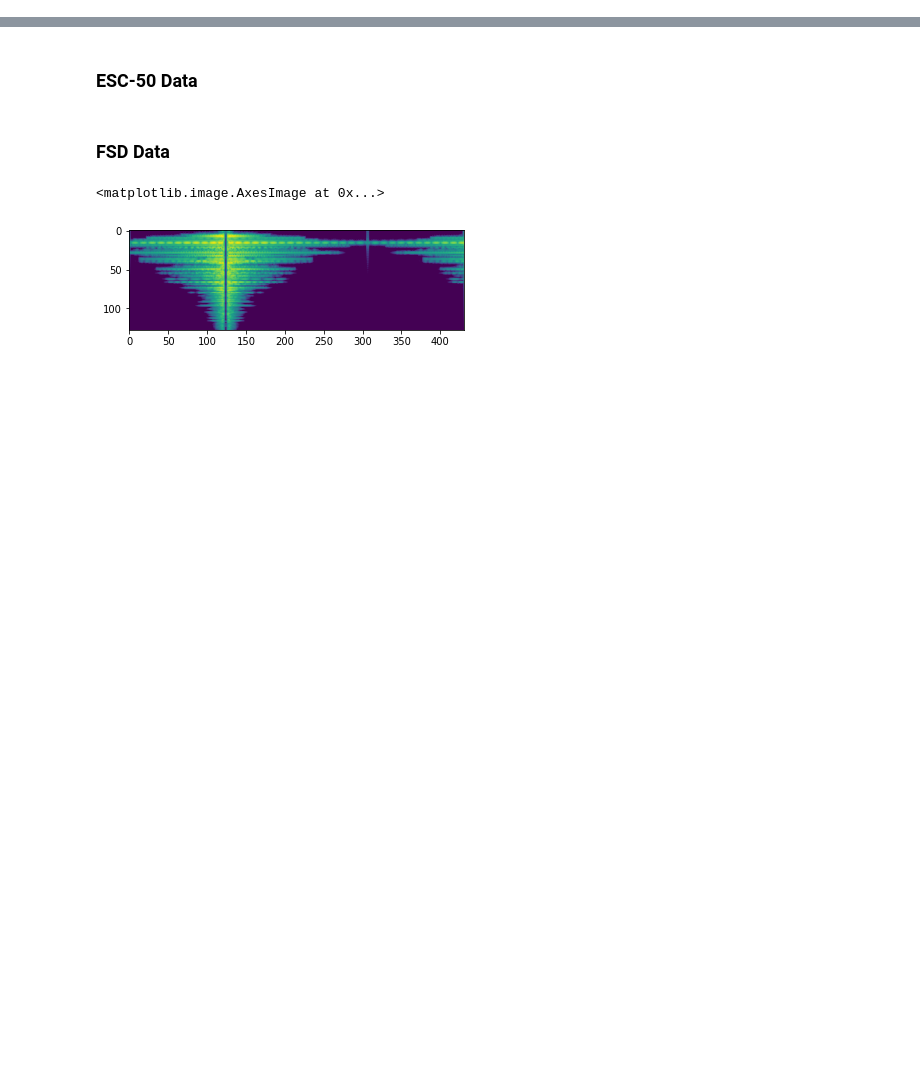
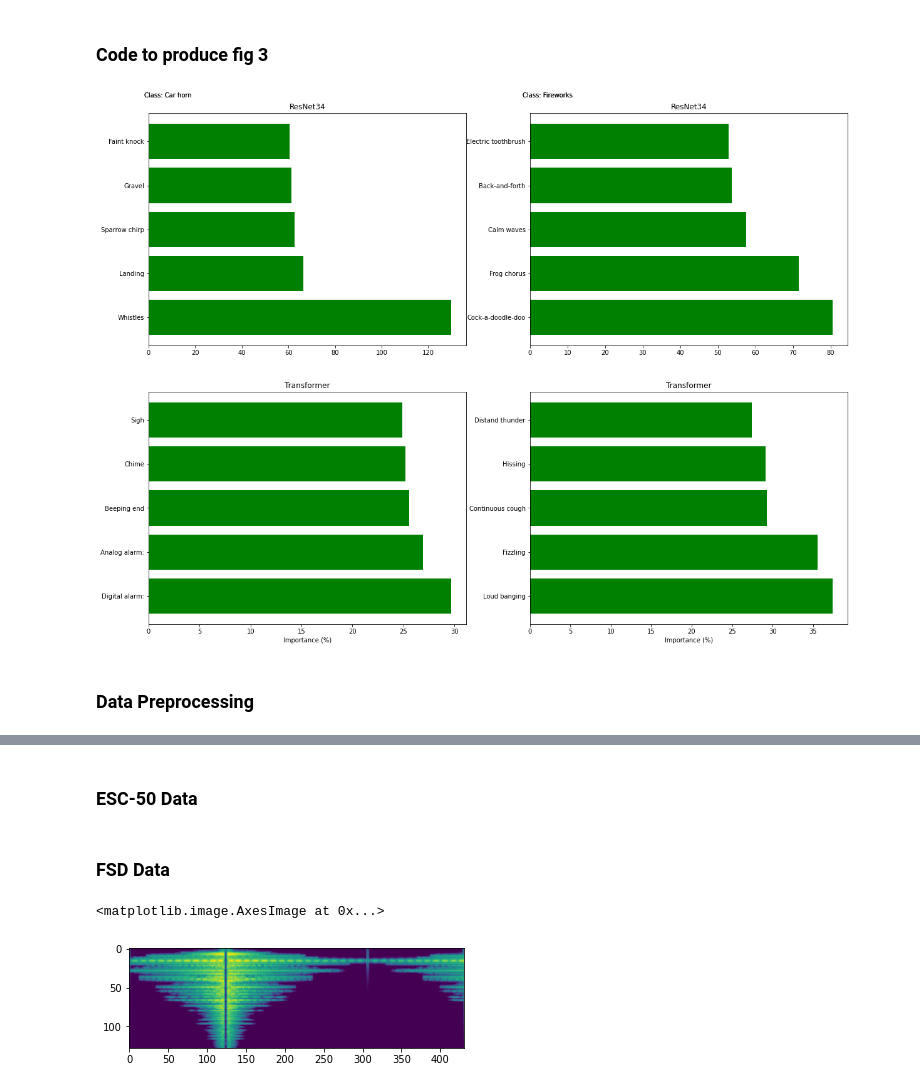
Before and after one commit to zzgsdddz/FACT2023, a Jupyter notebook: models/audio_resnet.ipynb, the cells around one changed output, grey strips where cells are left out. Saved outputs shown, nothing was run; the diff lists cells and outputs as text; code cells hidden in the pictures; blank space fills up the shorter version.

```diff
--- a/models/audio_resnet.ipynb
+++ b/models/audio_resnet.ipynb
@@ -16,3 +16,76 @@ import sys
 module_path = os.path.abspath(os.path.join('..'))
 if module_path not in sys.path:
     sys.path.append(module_path)
+# %% [markdown]
+### Code to produce fig 3
+# %%
+import numpy as np
+import matplotlib.pyplot as plt
+
+# Data
+car_horn = {
+    "Whistles": 129.854,
+    "Landing": 66.464,
+    "Sparrow chirp": 62.542,
+    "Gravel": 61.289,
+    "Faint knock": 60.436,
+    }
+
+car_horn_trans = {
+    "Digital alarm:": 29.685,
+    "Analog alarm:": 26.898,
+    "Beeping end": 25.546,
+    "Chime": 25.203,
+    "Sigh": 24.895
+}
+
+fireworks = {
+         "Cock-a-doodle-doo": 80.495,
+         "Frog chorus": 71.455,
+         "Calm waves": 57.592,
+         "Back-and-forth": 53.688,
+         "Electric toothbrush": 52.949,
+         }
+
+fireworks_trans = {
+         "Loud banging": 37.396,
+         "Fizzling": 35.533,
+         "Continuous cough": 29.269,
+         "Hissing": 29.107,
+         "Distand thunder": 27.404,
+         }
+
+
+
+# Combine data
+attributes = np.array([[list(car_horn.keys()), list(fireworks.keys())], [list(car_horn_trans.keys()), list(fireworks_trans.keys())]])
+importance_values = np.array([[list(car_horn.values()), list(fireworks.values())], [list(car_horn_trans.values()), list(fireworks_trans.values())]])
+bars=[0]*2
+# Create a bar chart with annotations
+fig, ax = plt.subplots(2,2, figsize=(20,15))
+for i in range(2):
+
+    bars[0] = ax[i,0].barh(attributes[i][0], importance_values[i][0], color='green')
+    bars[1] = ax[i,1].barh(attributes[i][1], importance_values[i][1], color='green')
+
+    ax[1,0].set_xlabel('Importance (%)')
+    ax[1,1].set_xlabel('Importance (%)')
+
+    ax[0,1].text(-2,5,'Class: Fireworks')
+    ax[0,0].text(-2,5,'Class: Car horn')
+
+    ax[1,i].set_title('Transformer')
+    ax[0,i].set_title('ResNet34')
+
+    # Add annotations (numbers) behind the bars
+    # for bar, value in zip(bars, importance_values):
+    #     ax[i,0].text(bar[0].get_width() + 1, bar[0].get_y() + bar[0].get_height()/2, f'{value[0]:.2f}', va='center')
+    #     ax[i,0].text(bar[1].get_width() + 1, bar[1].get_y() + bar[1].get_height()/2, f'{value[1]:.2f}', va='center')
+
+# Save the figure as PNG
+# plt.savefig('attribute_importance_with_numbers.png', bbox_inches='tight')
+plt.show()
+# %% [output]
+[figure, added]
+# %% [markdown]
+### Data Preprocessing
```
Also changed, not shown: parts of 4 cells of this notebook, 8 other files.
